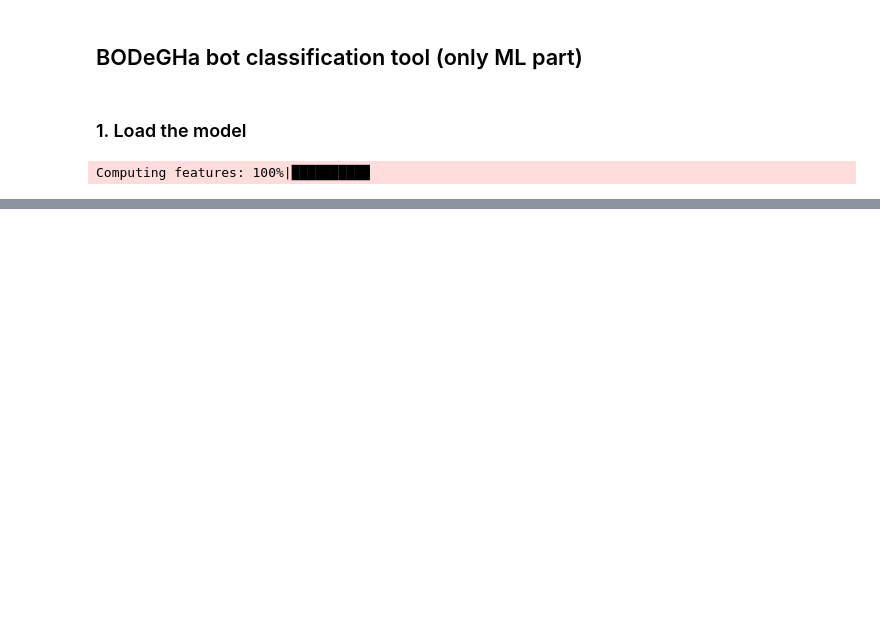
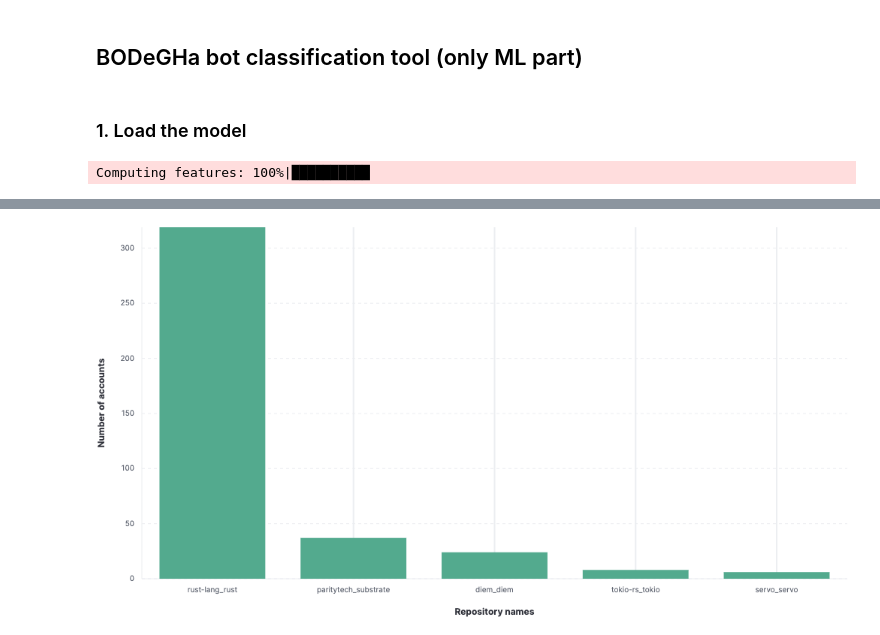
Before and after one commit to pooya-rostami/Hackathon-21, a Jupyter notebook: Code/MSR2022.ipynb, the cells around one changed output, grey strips where cells are left out. Cells and saved outputs as stored; diff of their text form; code cells hidden in the pictures; blank space fills up the shorter version.

Commit message:
Added details for Visualization

```diff
--- a/Code/MSR2022.ipynb
+++ b/Code/MSR2022.ipynb
@@ -223,0 +241,4 @@ display(result)
+# %%
+display.Image("AllAccounts.png")
+# %% [output]
+[figure, added]
```
Also changed, not shown: parts of 14 cells of this notebook.
